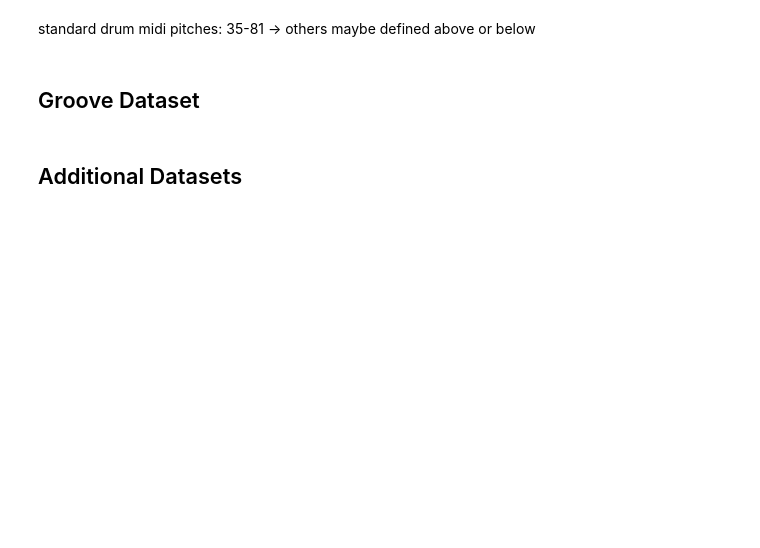
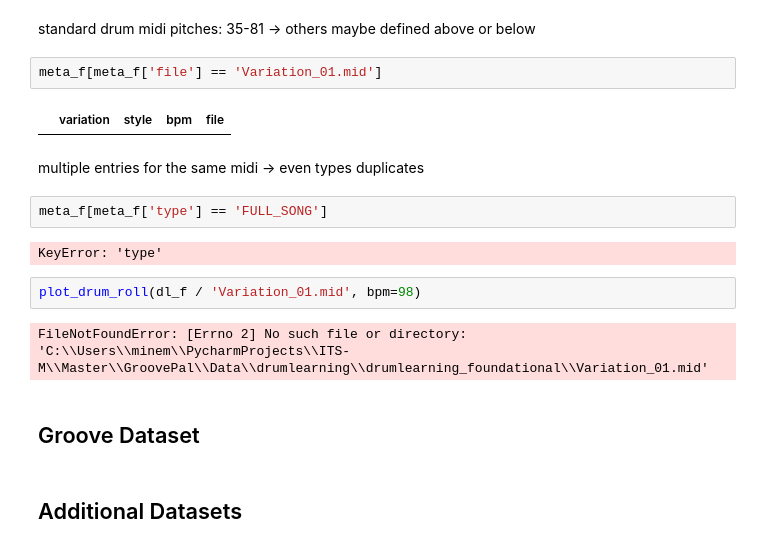
Before and after one commit to FlowkoHinti/GroovePal, a Jupyter notebook: EDA/MidiAnalysis.ipynb, the cells around one changed output. Saved outputs shown, nothing was run; the diff lists cells and outputs as text; blank space fills up the shorter version.

```diff
--- a/EDA/MidiAnalysis.ipynb
+++ b/EDA/MidiAnalysis.ipynb
@@ -211,6 +320,20 @@ plot_drum_roll(dl_mb / '1_16.mid')
 # %% [markdown]
 standard drum midi pitches: 35-81
 -> others maybe defined above or below
+# %%
+meta_f[meta_f['file'] == 'Variation_01.mid']
+# %% [output]
+|  | variation | style | bpm | file |
+# %% [markdown]
+multiple entries for the same midi -> even types duplicates
+# %%
+meta_f[meta_f['type'] == 'FULL_SONG']
+# %% [output]
+KeyError: 'type'
+# %%
+plot_drum_roll(dl_f / 'Variation_01.mid', bpm=98)
+# %% [output]
+FileNotFoundError: [Errno 2] No such file or directory: 'C:\\Users\\minem\\PycharmProjects\\ITS-M\\Master\\GroovePal\\Data\\drumlearning\\drumlearning_foundational\\Variation_01.mid'
 # %% [markdown]
 ## Groove Dataset
 # %% [markdown]
```
Also changed, not shown: parts of 14 cells of this notebook, 1 other file.
